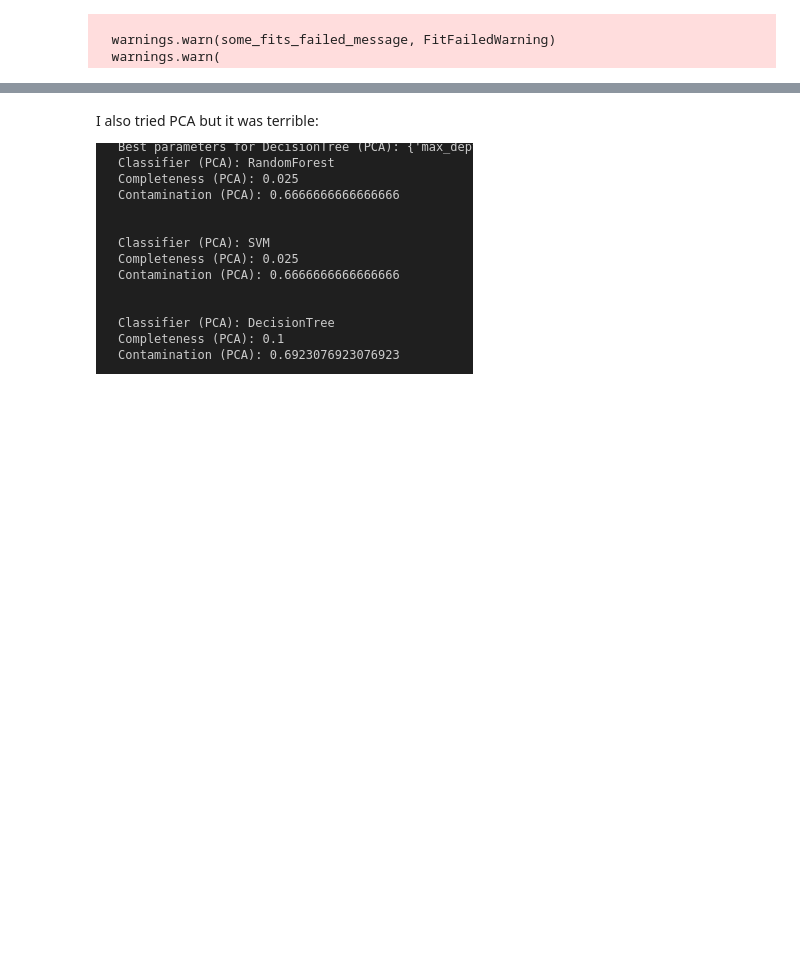
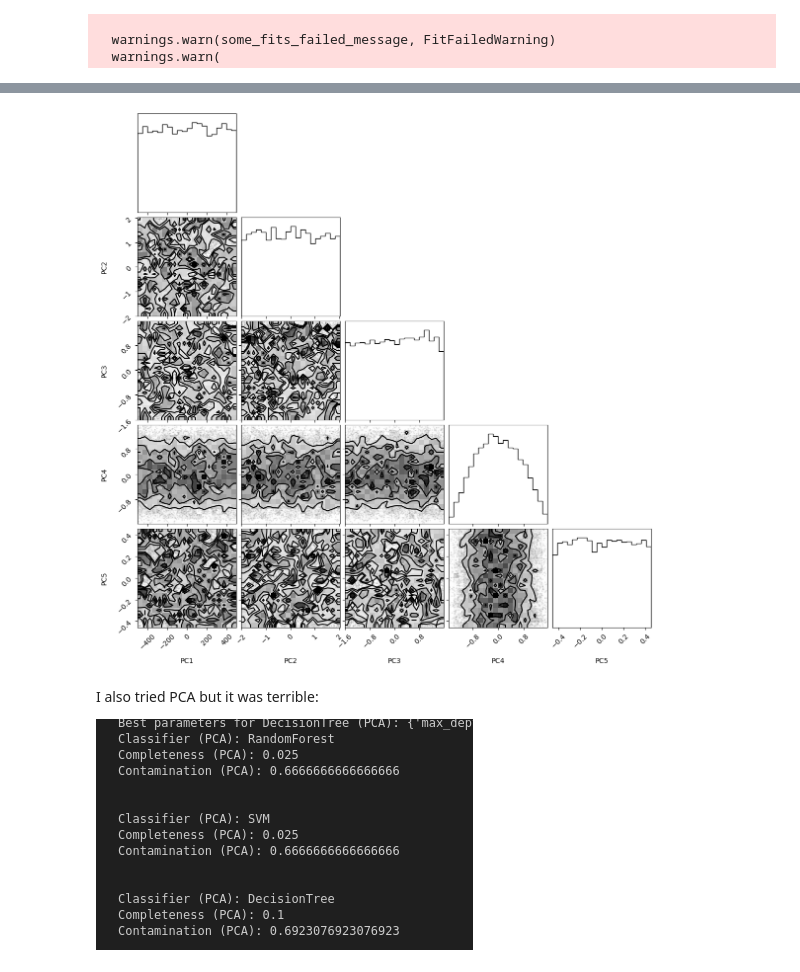
Before and after one commit to malvibellotti/astrostatistics_bicocca_2024, a Jupyter notebook: working/lecture_20_GW.ipynb, the cells around one changed output, grey strips where cells are left out. Cells and saved outputs as stored; diff of their text form; code cells hidden in the pictures; blank space fills up the shorter version.

```diff
--- a/working/lecture_20_GW.ipynb
+++ b/working/lecture_20_GW.ipynb
@@ -677,3 +664,14 @@ Best contamination: 0.2
+# %%
+
+import corner
+# Create a DataFrame with the eigenvalues
+eigenvalues_df = pd.DataFrame(eigenvalues, columns=[f'PC{i+1}' for i in range(eigenvalues.shape[1])])
+
+# Use corner to create a corner plot
+figure = corner.corner(eigenvalues_df, labels=[f'PC{i+1}' for i in range(eigenvalues.shape[1])])
+plt.show()
+# %% [output]
+[figure, added]
 # %% [markdown]
 I also tried PCA but it was terrible:
 
```
Also changed, not shown: parts of 21 cells of this notebook.
